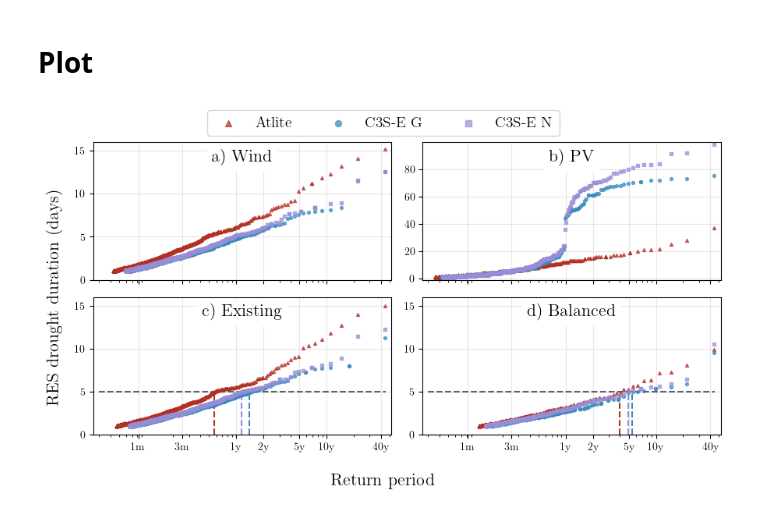
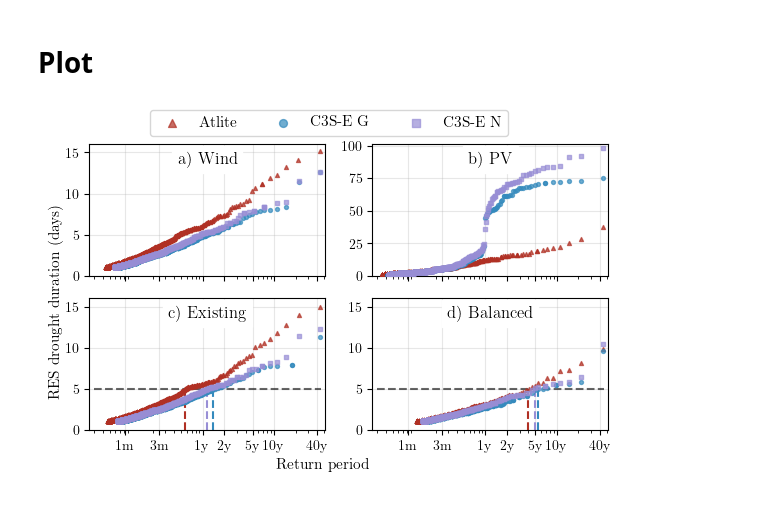
Before and after one commit to BorisM202/RES_droughts, a Jupyter notebook: Scripts/droughts_return_period.ipynb, the cells around one changed output. Saved outputs shown, nothing was run; the diff lists cells and outputs as text; code cells hidden in the pictures.

```diff
--- a/Scripts/droughts_return_period.ipynb
+++ b/Scripts/droughts_return_period.ipynb
@@ -13,8 +12,8 @@ plt.rcParams.update({
     "text.usetex": True,                # Use LaTeX for text
     "font.family": "serif",             # Use 'serif' font
     "font.serif": ["Computer Modern"],  # LaTeX default font
-    "axes.labelsize": 14,               # Font size for labels
     "font.size": 11,                    # General font size
+    "axes.labelsize": 11,               # Font size for labels
     "legend.fontsize": 11,              # Font size for legend
     "xtick.labelsize": 10,              # Font size for x-axis
     "ytick.labelsize": 10               # Font size for y-axis
@@ -24,5 +21,3 @@ Use color friendly colors
-# %%
-plt.style.use('tableau-colorblind10')
 # %% [markdown]
 # Data
 # %%
@@ -35,7 +30,7 @@ def identify_drought(time_series: pd.Series,threshold:float):
 # %%
 def calculate_return_period(droughts:pd.DataFrame):
     droughts_sorted = droughts.sort_values('Duration')
-    droughts_sorted['rank'] = scipy.stats.rankdata(droughts_sorted['Duration'])
+    droughts_sorted['rank'] = rankdata(droughts_sorted['Duration'])
     droughts_sorted['exceedance_probability'] = (len(droughts_sorted)-droughts_sorted['rank']+1)/(len(droughts_sorted)+1)
     droughts_sorted['return_period'] = 1./droughts_sorted['exceedance_probability']
     droughts_sorted['return_years'] = droughts_sorted['return_period']*44/len(droughts_sorted)
@@ -63,14 +58,12 @@ for key, value in droughts_dict.items():
 # %% [markdown]
 # Plot
 # %%
-def my_title(ax, title):
+def my_title(ax, title, fs = 12):
     ax.set_title(title,
                  x=0.5, y=1,
-                 pad = -18,
-                #  transform=ax.transAxes,
-                 fontsize=16,
-                 bbox=dict(facecolor='white', alpha=1, edgecolor='white')
-    )
+                 pad = -14,
+                 fontsize=fs,
+                 bbox=dict(facecolor='white', alpha=1, edgecolor='white'))
 # %%
 def plot_lines(axs):
     axs[2].plot((0.03, 45), (5,5), '--k', alpha=0.6)
@@ -102,11 +95,11 @@ categories = {
     'combine_2030': ['combine_atlite_2030', 'combine_c3se_gridded_2030', 'combine_c3se_national_2030']
 }
 # %%
+# Create subplots
+cm = 1/2.54
 fig, axs = plt.subplots(2, 2,
-                        sharex = True,
-                        # sharey = True,
-                        figsize = (9, 5)
-                        )
+                        figsize=(15.5*cm, 10*cm),
+                        sharex=True)
 axs = axs.flatten()
 
 for idx, (category, datasets_in_category) in enumerate(categories.items()):
@@ -116,38 +109,40 @@ for idx, (category, datasets_in_category) in enumerate(categories.items()):
 
         ax.scatter(return_dict[name]['return_years'], return_dict[name]['Duration'] / 24,
                    s = 8,
                    marker = sign_models[i],
                    color = color_models[i],
                    alpha = 0.7,
                    zorder = 3
         )
-
+    # Panel Settings
     my_title(ax, title_name[idx])
     ax.grid(True, alpha=0.3, zorder=0)
     ax.margins(0.02)
     # x-axis
     ax.set_xscale('log')
     ax.set_xticks([7/365, 30/365, 91/365, 1, 2, 5, 10, 40])
     ax.set_xticklabels(['1w', '1m', '3m', '1y', '2y', '5y', '10y', '40y'])
     # y-axis
     if idx != 1:
         ax.set_ylim(0,16)
+    else:
+        ax.set_ylim(0,101)
+        ax.set_yticks(range(0, 101, 25))
+
 
 plot_lines(axs)
-
 # Legend
 fig.legend(labels = label_name,
            loc = 'upper center',
            ncol = 3,
            markerscale = 2,
-           fontsize = 14
-           )
+           fontsize = 11)
 
-fig.supxlabel('Return period', fontsize = 16)
-fig.supylabel('RES drought duration (days)', fontsize = 16)
+fig.supxlabel('Return period', y = 0.07, fontsize = 11)
+fig.supylabel('RES drought duration (days)', x = 0.05, fontsize = 11)
 fig.tight_layout()
 fig.subplots_adjust(top=0.9)
 
-fig.savefig('../Figures/droughts_return_periods.png', dpi=300)
+fig.savefig('droughts_return_periods.pdf')
 # %% [output]
-[figure, old version]
+[figure, new version]
```
Also changed, not shown: parts of 2 cells of this notebook, 45 other files.
